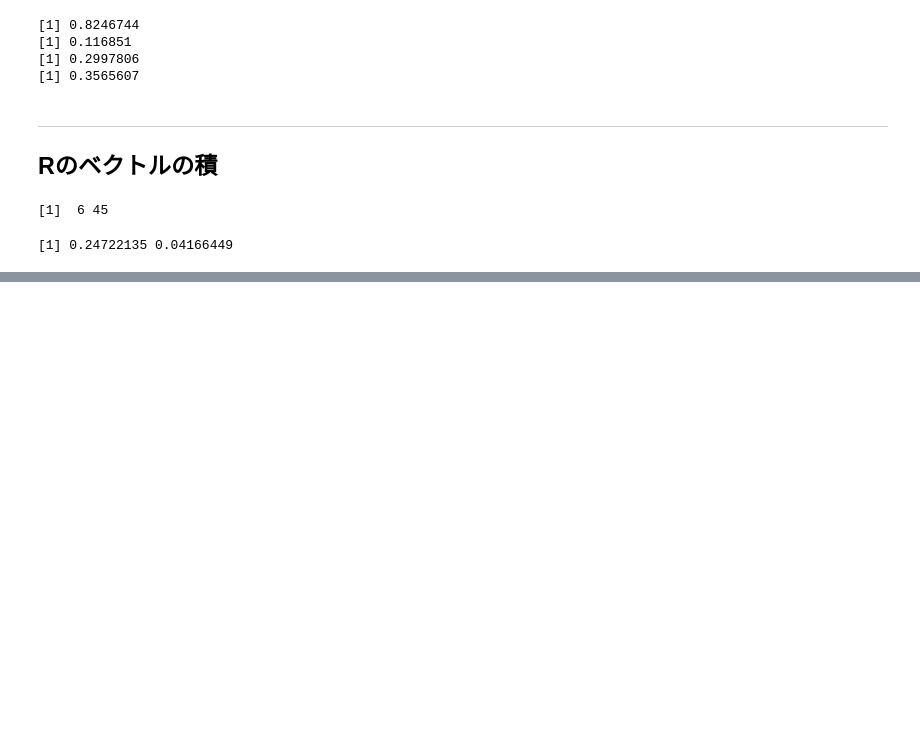
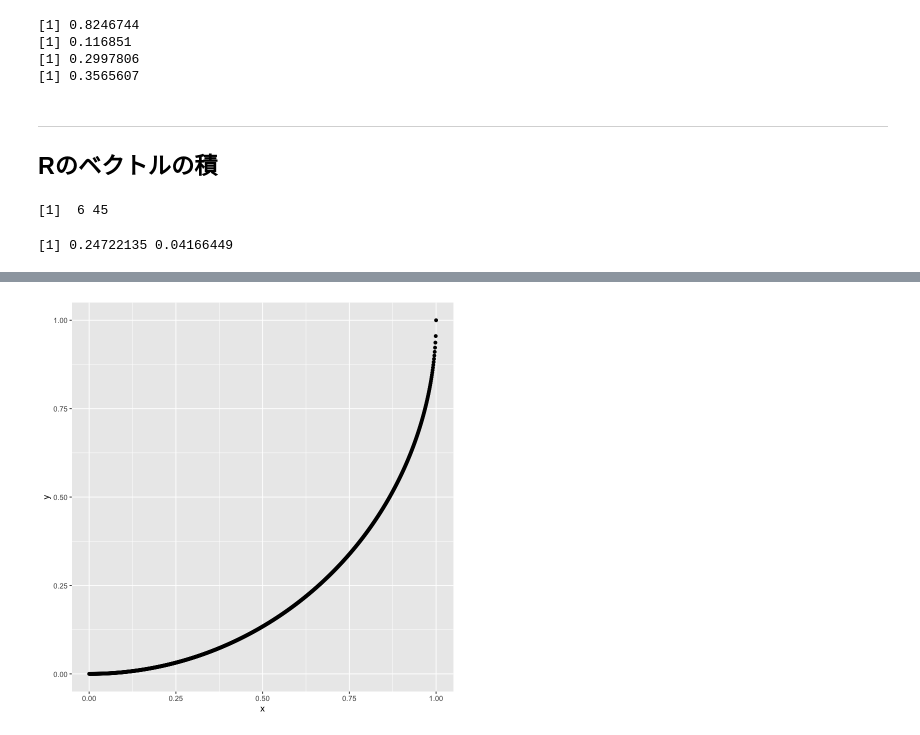
Before and after one commit to wang-zhijun/learn-statistics, a Jupyter notebook: learn-r.ipynb, the cells around one changed output, grey strips where cells are left out. Drawn from its saved outputs; the diff is of its cells as text; code cells hidden in the pictures; blank space fills up the shorter version.

Commit message:
sqrt(1-x^2)のグラフを描画

```diff
--- a/learn-r.ipynb
+++ b/learn-r.ipynb
@@ -969,0 +998,12 @@ a*b # 結果はa[1]*b[1]=0.247221349916464, a[2]*b[2]=0.0416644857373206
+# %%
+set.seed(125)
+number <- 10000000
+x <- runif(number,0,1)
+y <- runif(number,0,1)
+
+area <- x^2+y^2
+l <-length(area[area < 1]) # 円の中の点の数
+total <- number # 点の総数
+
+pi <- (l/total)*4
+pi
@@ -969,0 +1034,17 @@ a*b # 結果はa[1]*b[1]=0.247221349916464, a[2]*b[2]=0.0416644857373206
+# %%
+library(ggplot2)
+
+number=1000
+x_vec = seq(from = 0, to = 1, length.out = number)
+
+
+d <- tibble(
+  x = x_vec,
+  y = 1-sqrt(1-x_vec^2),
+)
+
+options(repr.plot.width =7 , repr.plot.height =7) # グラフのサイズを指定
+ggplot(d, aes(x=x, y=y)) +
+    geom_point()
+# %% [output]
+[figure, added]
```
Also changed, not shown: parts of 11 cells of this notebook.
